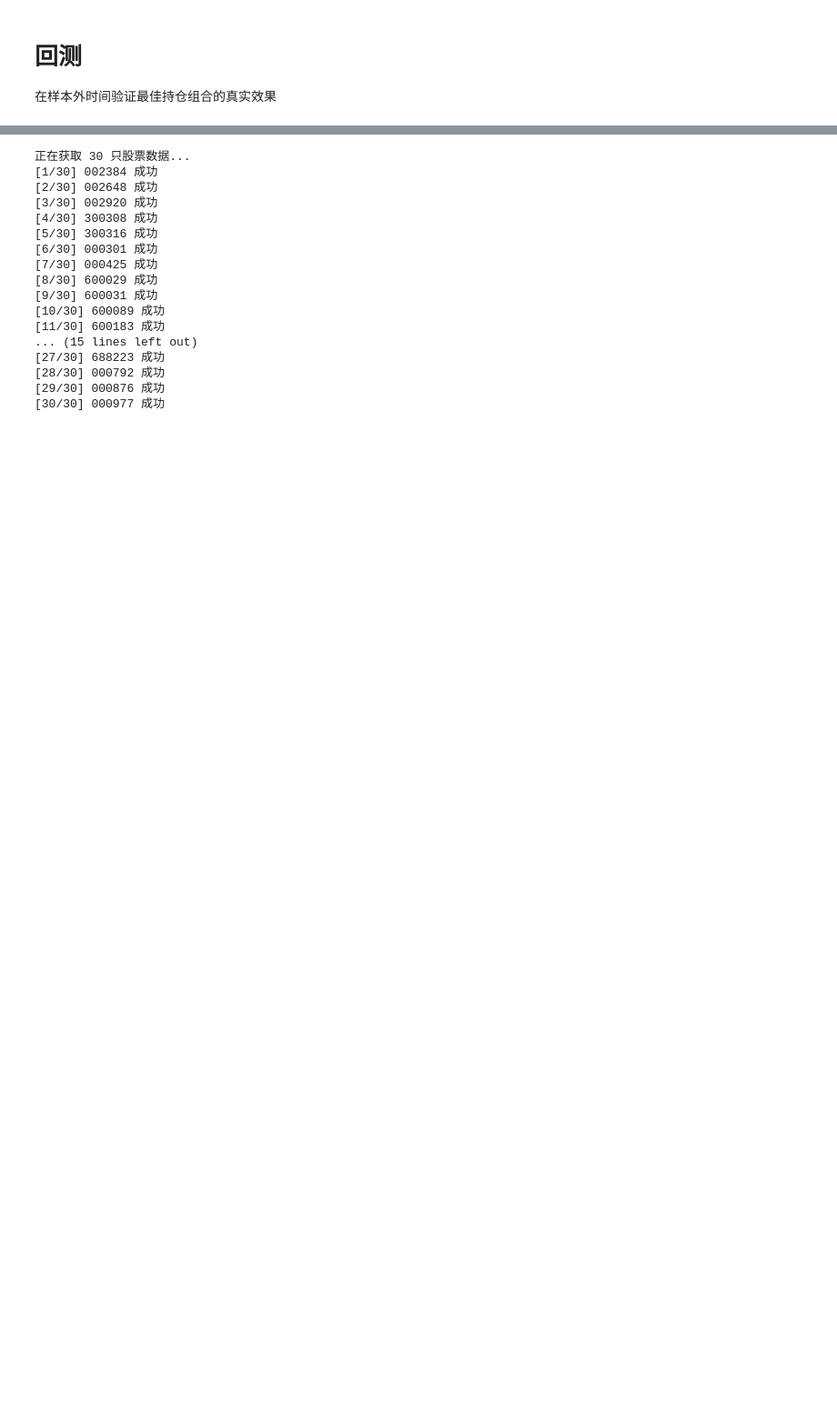
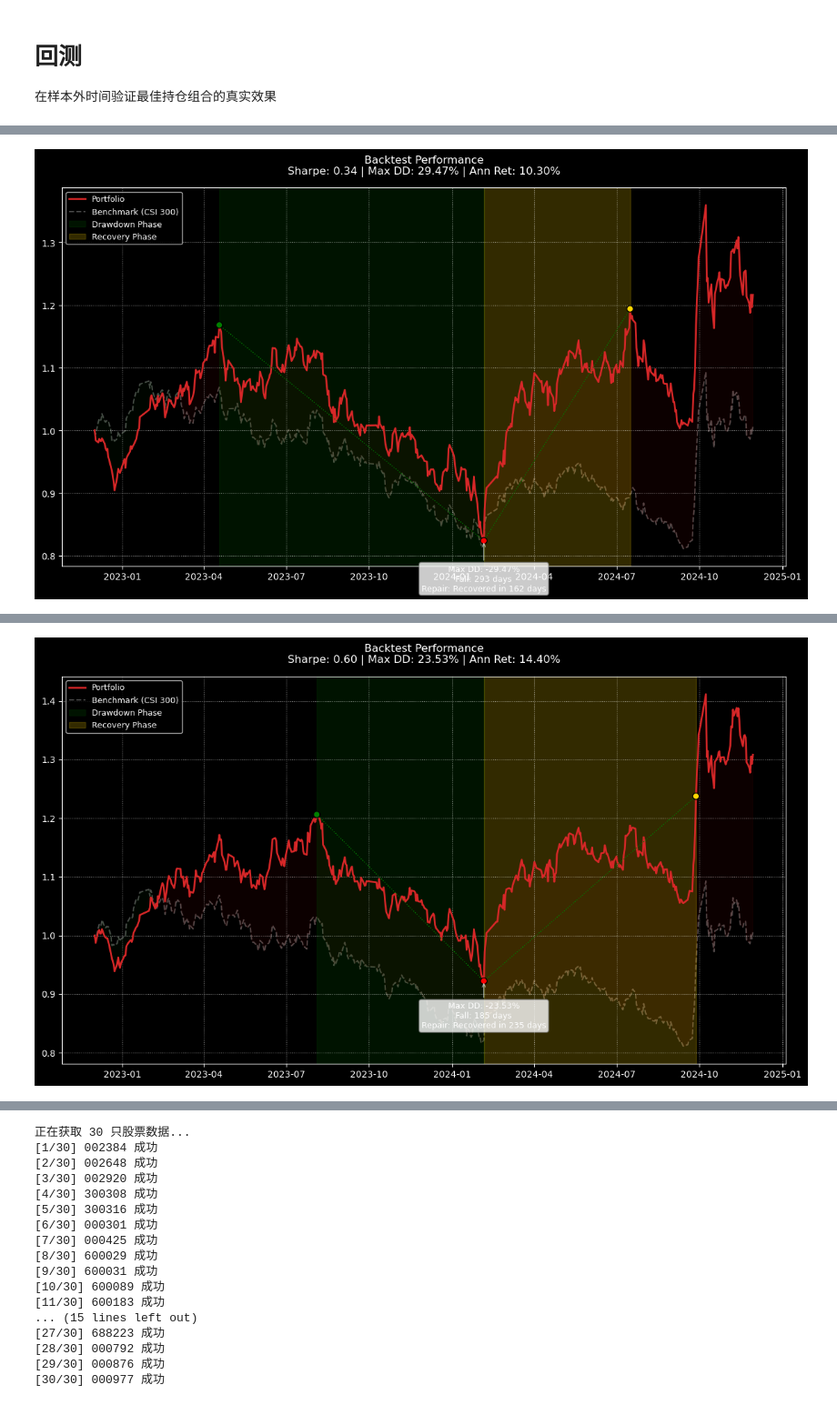
Before and after one commit to supreme-art/Multi-Objetc-Optimize, a Jupyter notebook: MO-NSGA-1.ipynb, the cells around one changed output, grey strips where cells are left out. Shown at 91% size. Cells and saved outputs as stored; diff of their text form; code cells hidden in the pictures; blank space fills up the shorter version.

```diff
--- a/MO-NSGA-1.ipynb
+++ b/MO-NSGA-1.ipynb
@@ -875,19 +1100,3 @@ Spacing (SP):     0.0752
 回测
 ======
 在样本外时间验证最佳持仓组合的真实效果
-# %%
-from backtest import AkShareBacktestEngine
-
-stocks = (
-    df_holdings["Stock_Code"]
-    .astype(str).str.strip()
-    .str.replace(r"\.SZ$|\.SH$", "", regex=True)
-    .str.zfill(6)
-)
-
-engine = AkShareBacktestEngine(risk_free_rate=0.02)  # create an instance
-metrics = engine.run(
-    stock_codes=stocks.tolist(),  # optional: pass a plain list instead of a Series
-    start_date="2024-12-01",
-    end_date="2025-12-20",
-)
@@ -912,0 +1144,53 @@ metrics = engine.run(
+# %%
+
+from backtest import AkShareBacktestEngine
+
+# 1. 初始化回测引擎
+engine = AkShareBacktestEngine(risk_free_rate=0.02)
+
+# 2. 准备一个列表来存储所有策略的回测结果
+all_metrics = []
+
+# 3. 循环遍历每个策略的持仓列表
+# target_order 在上一个单元格中已经定义
+for i, stock_list in enumerate(optimal_stock_codes):
+    strategy_name = target_order[i]
+    print(f"\n{'=' * 20} 正在回测: {strategy_name} {'=' * 20}")
+
+    # 清理股票代码 (与您原来的逻辑保持一致)
+    stocks_to_backtest = (
+        pd.Series(stock_list, dtype="string")
+        .astype(str).str.strip()
+        .str.replace(r"\.SZ$|\.SH$", "", regex=True)
+        .str.zfill(6)
+        .tolist()
+    )
+
+    # 检查股票列表是否为空
+    if not stocks_to_backtest:
+        print(f"策略 '{strategy_name}' 持仓为空，跳过回测。")
+        continue
+
+    # 4. 执行回测
+    # 注意：这里使用了样本外的时间段 (2022-12-01 到 2024-11-30)
+    # 这个时间段在您的优化周期 (2024-12-02 开始) 之前，是真实有效的样本外测试
+    metrics = engine.run(
+        stock_codes=stocks_to_backtest,
+        start_date="2022-12-01",
+        end_date="2024-11-30",
+    )
+
+    # 5. 存储结果，并添加策略名称
+    metrics['Strategy'] = strategy_name
+    all_metrics.append(metrics)
+
+# 6. 将所有结果合并成一个 DataFrame 并展示
+if all_metrics:
+    df_all_metrics = pd.DataFrame(all_metrics).set_index('Strategy')
+    print("\n" + "=" * 60)
+    print("【所有策略样本外回测结果对比】")
+    print("=" * 60)
+    print(df_all_metrics.to_string())
+else:
+    print("没有可用的回测结果。")
+# %% [output]
@@ -912,0 +1214 @@ metrics = engine.run(
+[figure, added]
@@ -912,0 +1232 @@ metrics = engine.run(
+[figure, added]
```
Also changed, not shown: parts of 8 cells of this notebook, 6 other files.
